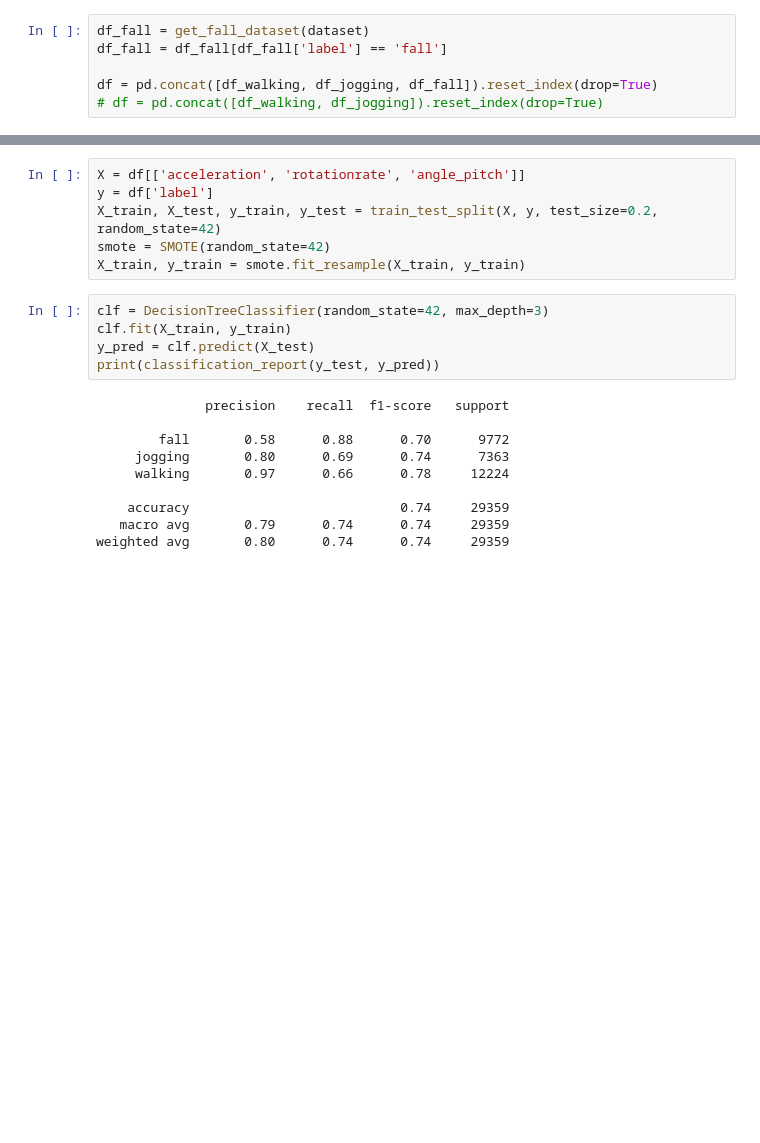
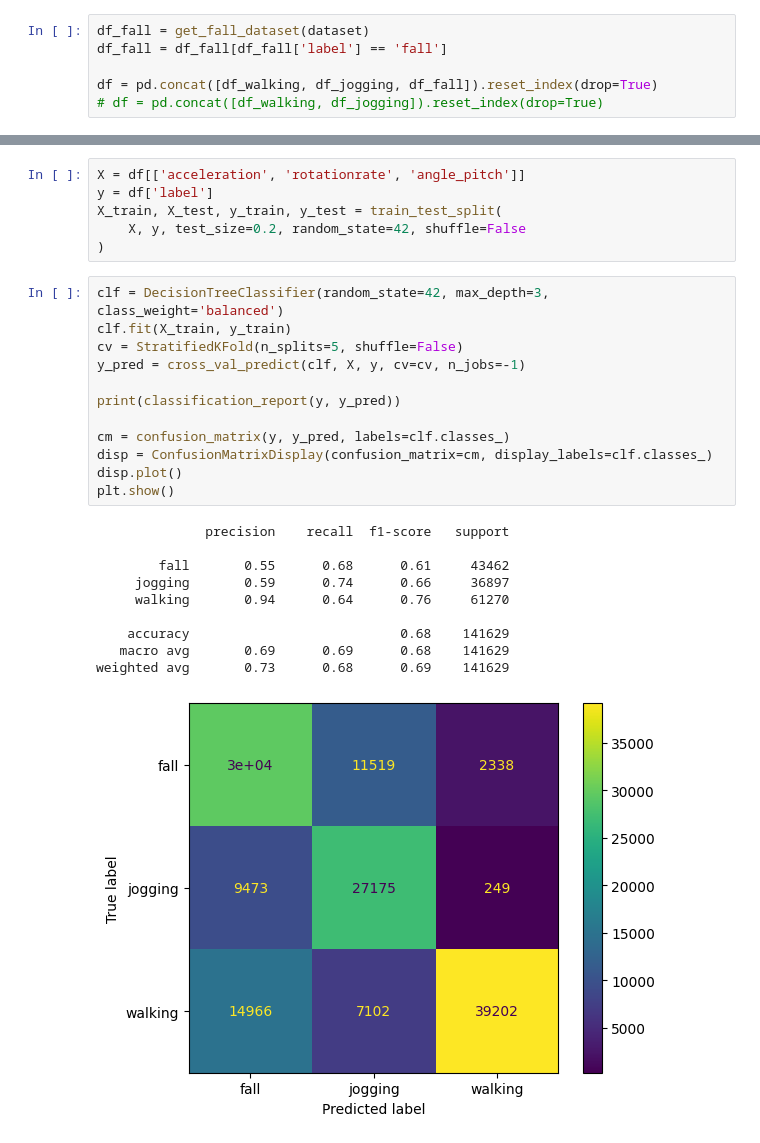
Before and after one commit to nicol-buratti/fall-detection, a Jupyter notebook: activity_detection.ipynb, the cells around one changed output, grey strips where cells are left out. Saved outputs shown, nothing was run; the diff lists cells and outputs as text; blank space fills up the shorter version.

```diff
--- a/activity_detection.ipynb
+++ b/activity_detection.ipynb
@@ -49,23 +56,31 @@ df = pd.concat([df_walking, df_jogging, df_fall]).reset_index(drop=True)
 # %%
 X = df[['acceleration', 'rotationrate', 'angle_pitch']]
 y = df['label']
-X_train, X_test, y_train, y_test = train_test_split(X, y, test_size=0.2, random_state=42)
-smote = SMOTE(random_state=42)
-X_train, y_train = smote.fit_resample(X_train, y_train)
+X_train, X_test, y_train, y_test = train_test_split(
+	X, y, test_size=0.2, random_state=42, shuffle=False
+)
 # %%
-clf = DecisionTreeClassifier(random_state=42, max_depth=3)
+clf = DecisionTreeClassifier(random_state=42, max_depth=3, class_weight='balanced')
 clf.fit(X_train, y_train)
-y_pred = clf.predict(X_test)
-print(classification_report(y_test, y_pred))
+cv = StratifiedKFold(n_splits=5, shuffle=False)
+y_pred = cross_val_predict(clf, X, y, cv=cv, n_jobs=-1)
+
+print(classification_report(y, y_pred))
+
+cm = confusion_matrix(y, y_pred, labels=clf.classes_)
+disp = ConfusionMatrixDisplay(confusion_matrix=cm, display_labels=clf.classes_)
+disp.plot()
+plt.show()
 # %% [output]
               precision    recall  f1-score   support
 
-        fall       0.58      0.88      0.70      9772
-     jogging       0.80      0.69      0.74      7363
-     walking       0.97      0.66      0.78     12224
+        fall       0.55      0.68      0.61     43462
+     jogging       0.59      0.74      0.66     36897
+     walking       0.94      0.64      0.76     61270
 
-    accuracy                           0.74     29359
-   macro avg       0.79      0.74      0.74     29359
-weighted avg       0.80      0.74      0.74     29359
+    accuracy                           0.68    141629
+   macro avg       0.69      0.69      0.68    141629
+weighted avg       0.73      0.68      0.69    141629
+[figure, added]
 # %%
 plt.figure(figsize=(10, 6), dpi=400)
```
Also changed, not shown: parts of 9 cells of this notebook.
